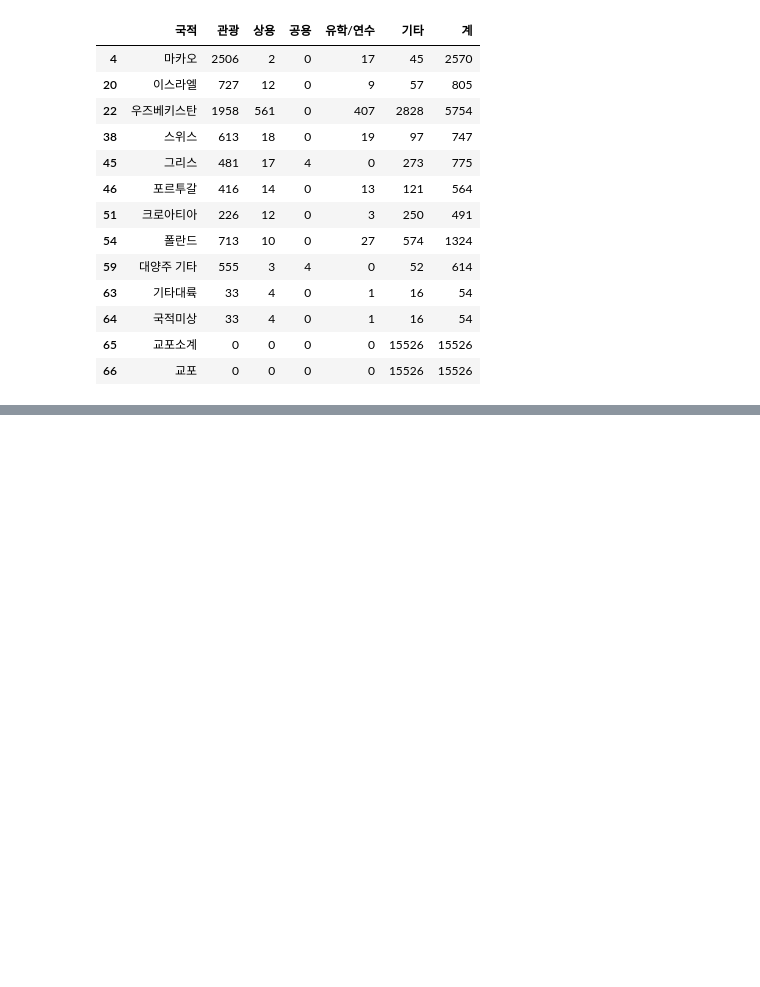
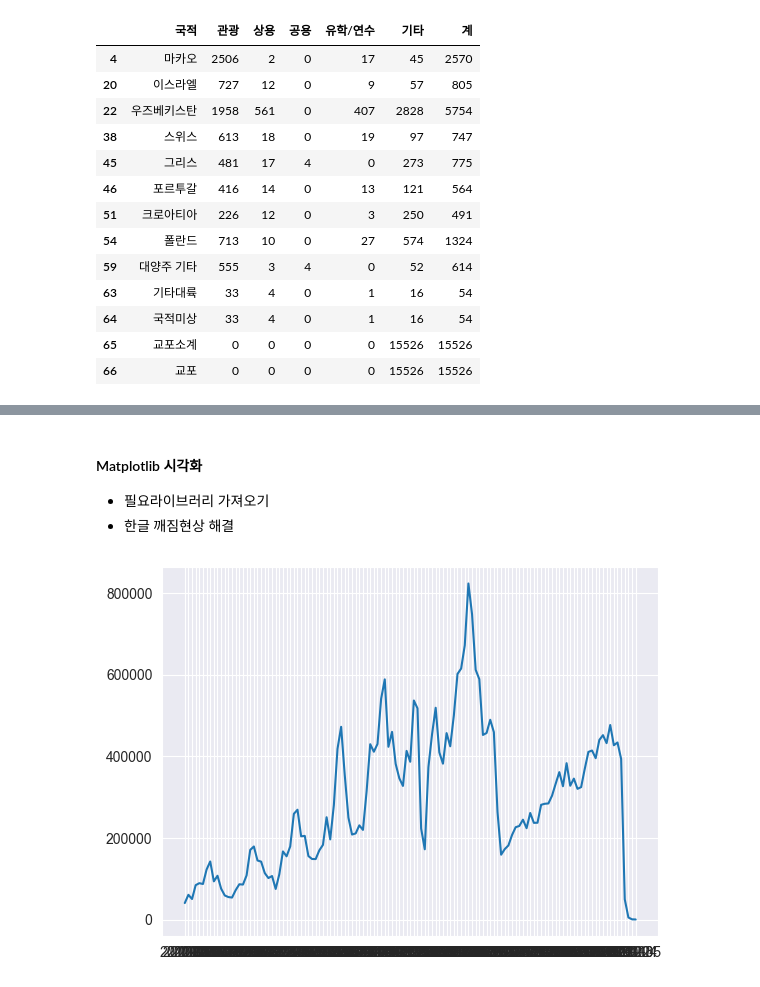
Before and after one commit to king-dong-gun/python_bigdata_analyze, a Jupyter notebook: day03/data09_covid19.basic.ipynb, the cells around one changed output, grey strips where cells are left out. Cells and saved outputs as stored; diff of their text form; code cells hidden in the pictures; blank space fills up the shorter version.

```diff
--- a/day03/data09_covid19.basic.ipynb
+++ b/day03/data09_covid19.basic.ipynb
@@ -112,0 +547,7 @@ kto_201901[condition]
+# %%
+## 저장한 테이터를 재로드
+df_total = pd.read_excel('./data/kto_total.xlsx')
+# %%
+## 중국국적 데이터만 추출
+condition = df_total['국적'] == '중국'
+df_china = df_total[condition]
@@ -112,0 +557,3 @@ kto_201901[condition]
+# %%
+df_china.reset_index(inplace=True)
+df_china
@@ -112,0 +574,4 @@ kto_201901[condition]
+# %% [markdown]
+#### Matplotlib 시각화
+- 필요라이브러리 가져오기
+- 한글 깨짐현상 해결
@@ -112,0 +582,15 @@ kto_201901[condition]
+# %%
+# 한글 꺠짐문제 해결
+from matplotlib import rc
+
+rc('font', family='AppleGothic')
+
+plt.rcParams['axes.unicode_minus'] = False
+# %%
+# 차트 스타일 지정
+sns.set_style('darkgrid')
+
+plt.plot(df_china['기준년월'], df_china['관광'])
+plt.show()
+# %% [output]
+[figure, added]
```
Also changed, not shown: parts of 38 cells of this notebook, 34 other files.
